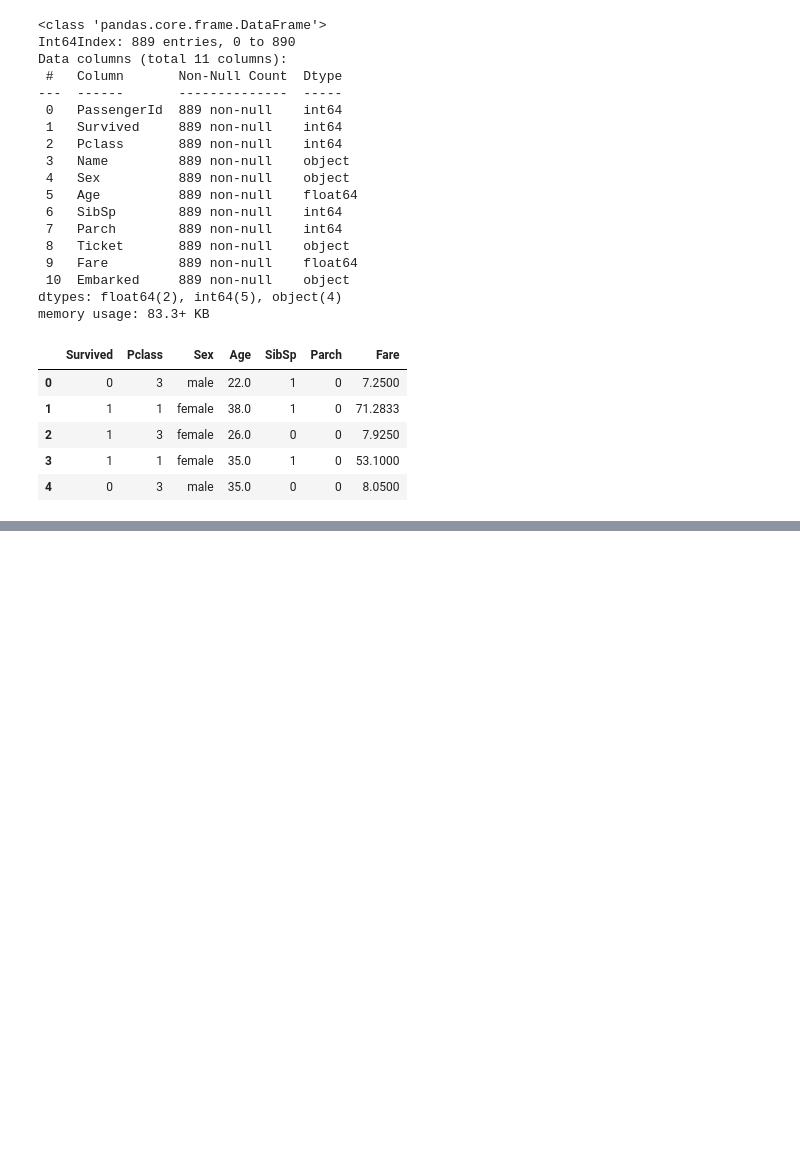
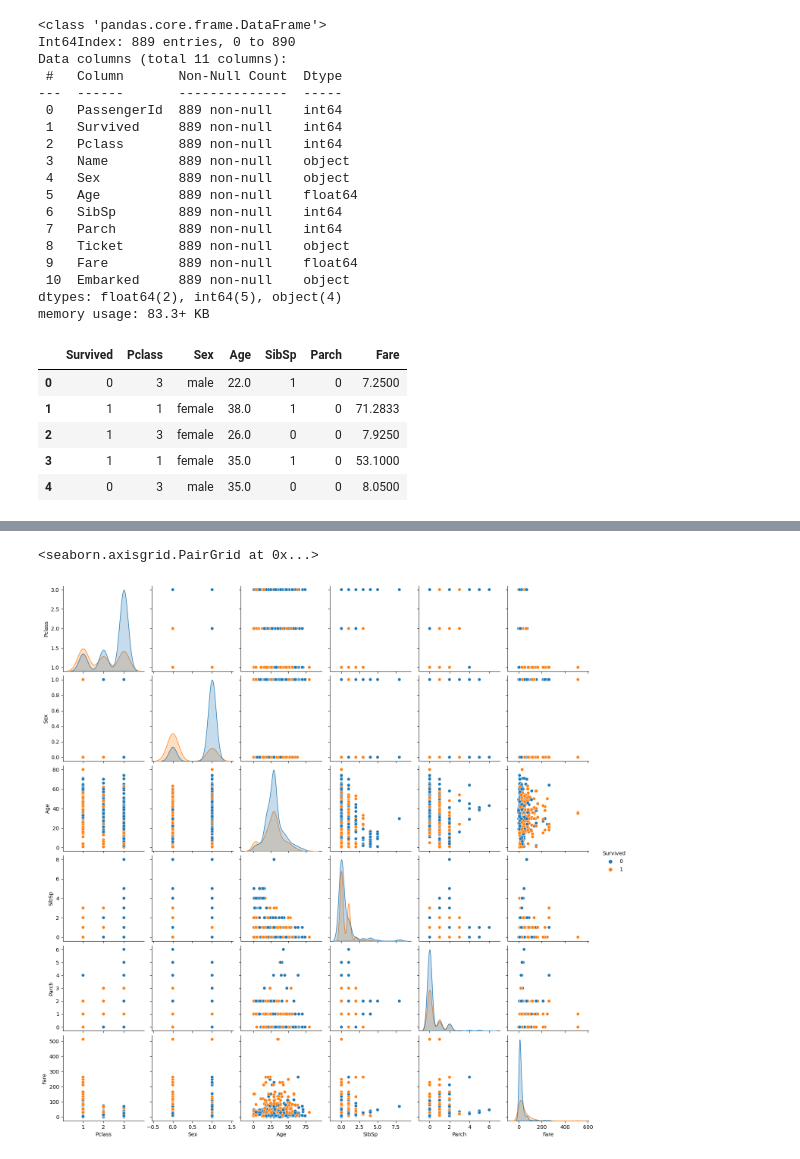
Before and after one commit to Greeshmashetty19/AIML_Project, a Jupyter notebook: Titanic_dataset.ipynb, the cells around one changed output, grey strips where cells are left out. Cells and saved outputs as stored; diff of their text form; code cells hidden in the pictures; blank space fills up the shorter version.

```diff
--- a/Titanic_dataset.ipynb
+++ b/Titanic_dataset.ipynb
@@ -189,0 +257,5 @@ data.head()
+# %%
+sns.pairplot(data_1,hue='Survived')
+# %% [output]
+<seaborn.axisgrid.PairGrid at 0x...>
+[figure, added]
```
Also changed, not shown: parts of 19 cells of this notebook.
